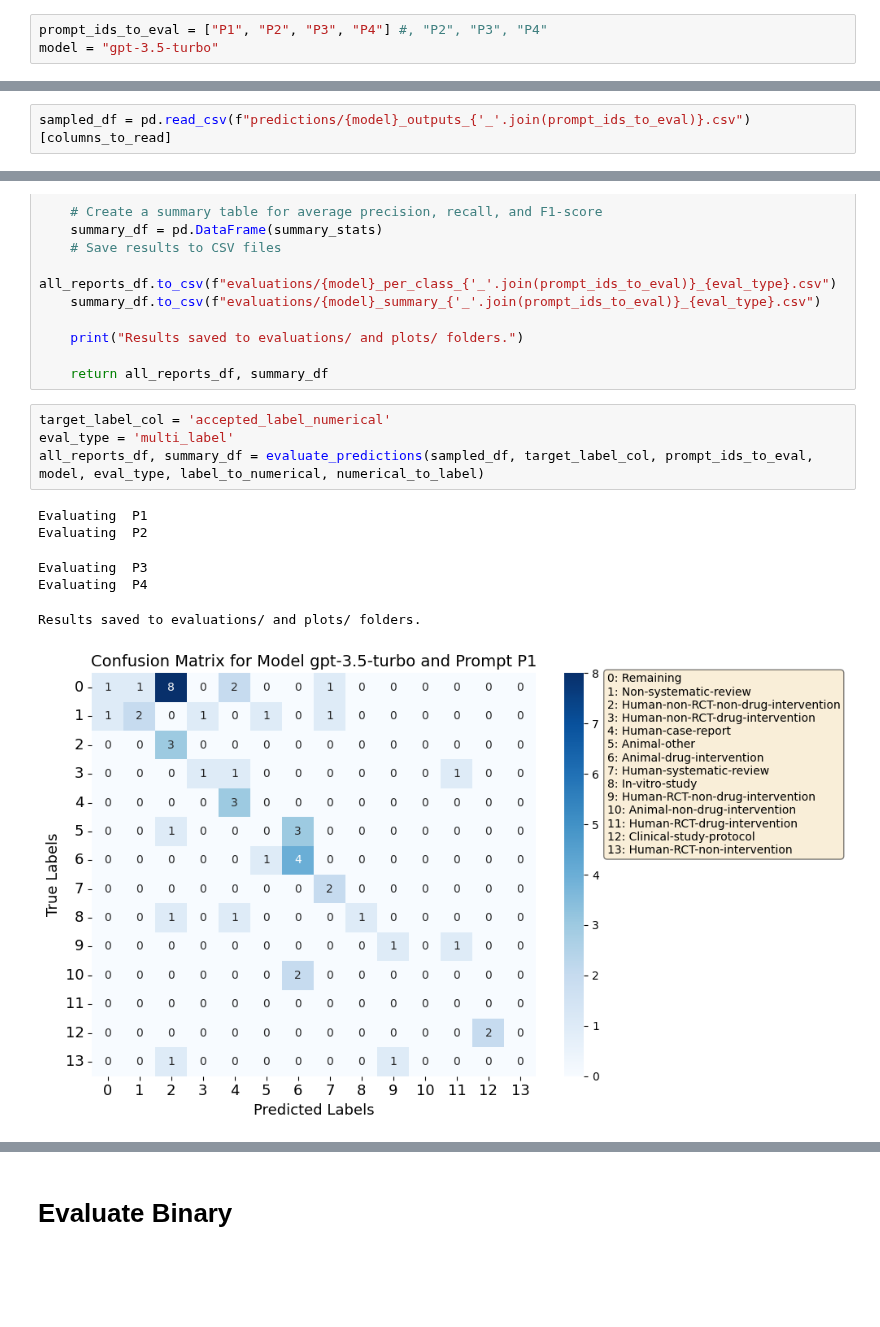
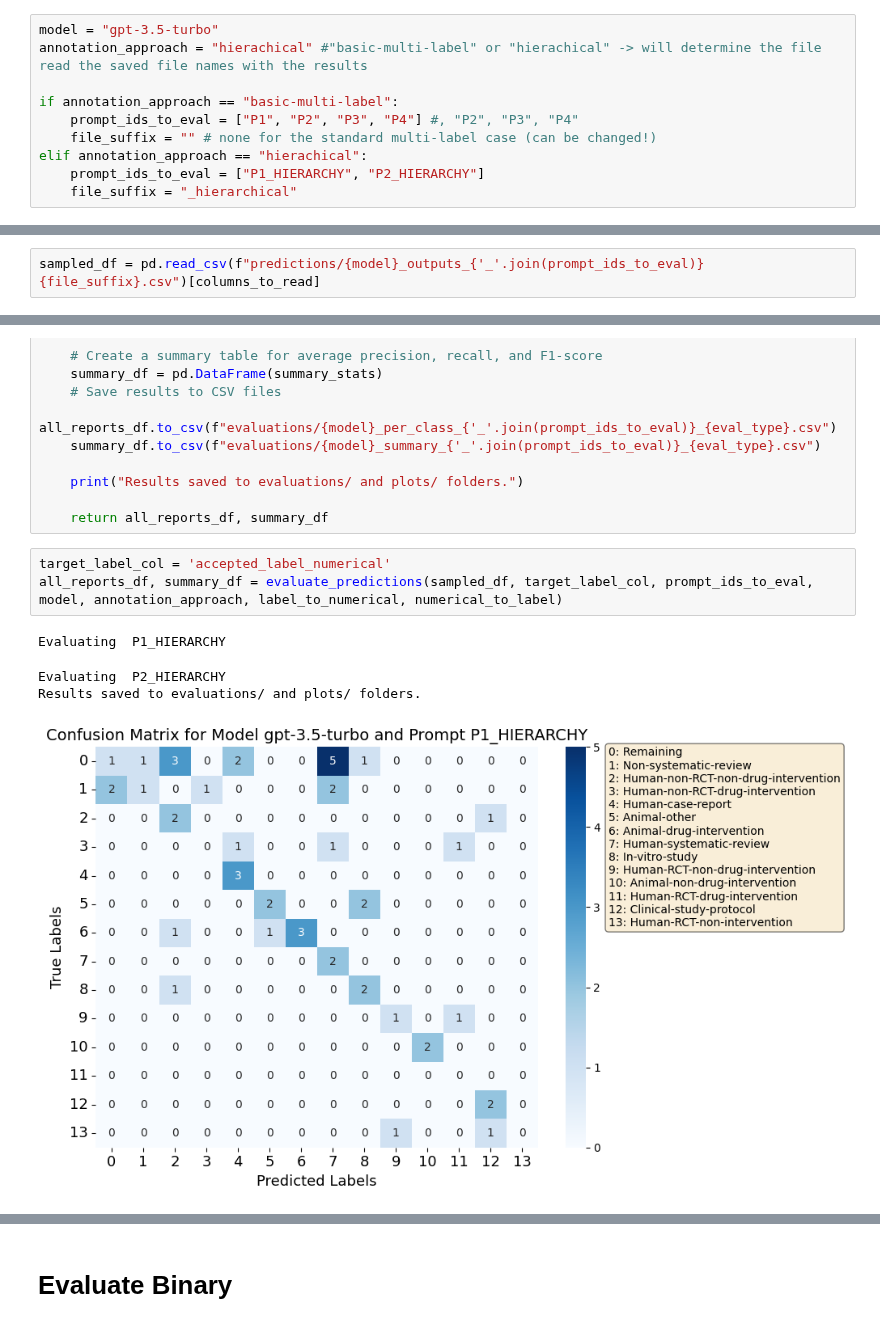
Before and after one commit to Ineichen-Group/StudyTypeTeller, a Jupyter notebook: models/Evaluation_GPT.ipynb, the cells around one changed output, grey strips where cells are left out. Cells and saved outputs as stored; diff of their text form; blank space fills up the shorter version.

Commit message:
Added hierarchical prompting and evaluation.

```diff
--- a/models/Evaluation_GPT.ipynb
+++ b/models/Evaluation_GPT.ipynb
@@ -13,8 +13,15 @@ import numpy as np
 # %% [markdown]
 ## Load file with predictions
 # %%
-prompt_ids_to_eval = ["P1", "P2", "P3", "P4"] #, "P2", "P3", "P4"
 model = "gpt-3.5-turbo"
+annotation_approach = "hierachical" #"basic-multi-label" or "hierachical" -> will determine the file read the saved file names with the results
+
+if annotation_approach == "basic-multi-label":
+    prompt_ids_to_eval = ["P1", "P2", "P3", "P4"] #, "P2", "P3", "P4"
+    file_suffix = "" # none for the standard multi-label case (can be changed!)
+elif annotation_approach == "hierachical":
+    prompt_ids_to_eval = ["P1_HIERARCHY", "P2_HIERARCHY"]
+    file_suffix = "_hierarchical"
 # %%
 # Create the list of prediction columns based on the prompt IDs
 prediction_columns = [f'gpt_predictions_{prompt_id}' for prompt_id in prompt_ids_to_eval]
@@ -23,7 +30,7 @@ basic_columns = ['pmid', 'accepted_label', 'multi_label', 'binary_label']
 # Combine basic columns with the dynamically generated prediction columns
 columns_to_read = basic_columns + prediction_columns
 # %%
-sampled_df = pd.read_csv(f"predictions/{model}_outputs_{'_'.join(prompt_ids_to_eval)}.csv")[columns_to_read]
+sampled_df = pd.read_csv(f"predictions/{model}_outputs_{'_'.join(prompt_ids_to_eval)}{file_suffix}.csv")[columns_to_read]
 # %%
 sampled_df.shape
 # %% [output]
@@ -174,12 +180,9 @@ def evaluate_predictions(df, target_label_col, prompt_ids_to_eval, model, eval_t
     return all_reports_df, summary_df
 # %%
 target_label_col = 'accepted_label_numerical'
-eval_type = 'multi_label'
-all_reports_df, summary_df = evaluate_predictions(sampled_df, target_label_col, prompt_ids_to_eval, model, eval_type, label_to_numerical, numerical_to_label)
+all_reports_df, summary_df = evaluate_predictions(sampled_df, target_label_col, prompt_ids_to_eval, model, annotation_approach, label_to_numerical, numerical_to_label)
 # %% [output]
-Evaluating  P1
-Evaluating  P2
+Evaluating  P1_HIERARCHY
-Evaluating  P3
-Evaluating  P4
+Evaluating  P2_HIERARCHY
+Results saved to evaluations/ and plots/ folders.
-Results saved to evaluations/ and plots/ folders.
-[figure, old version]
+[figure, new version]
```
Also changed, not shown: parts of 9 cells of this notebook, 1 other file.
